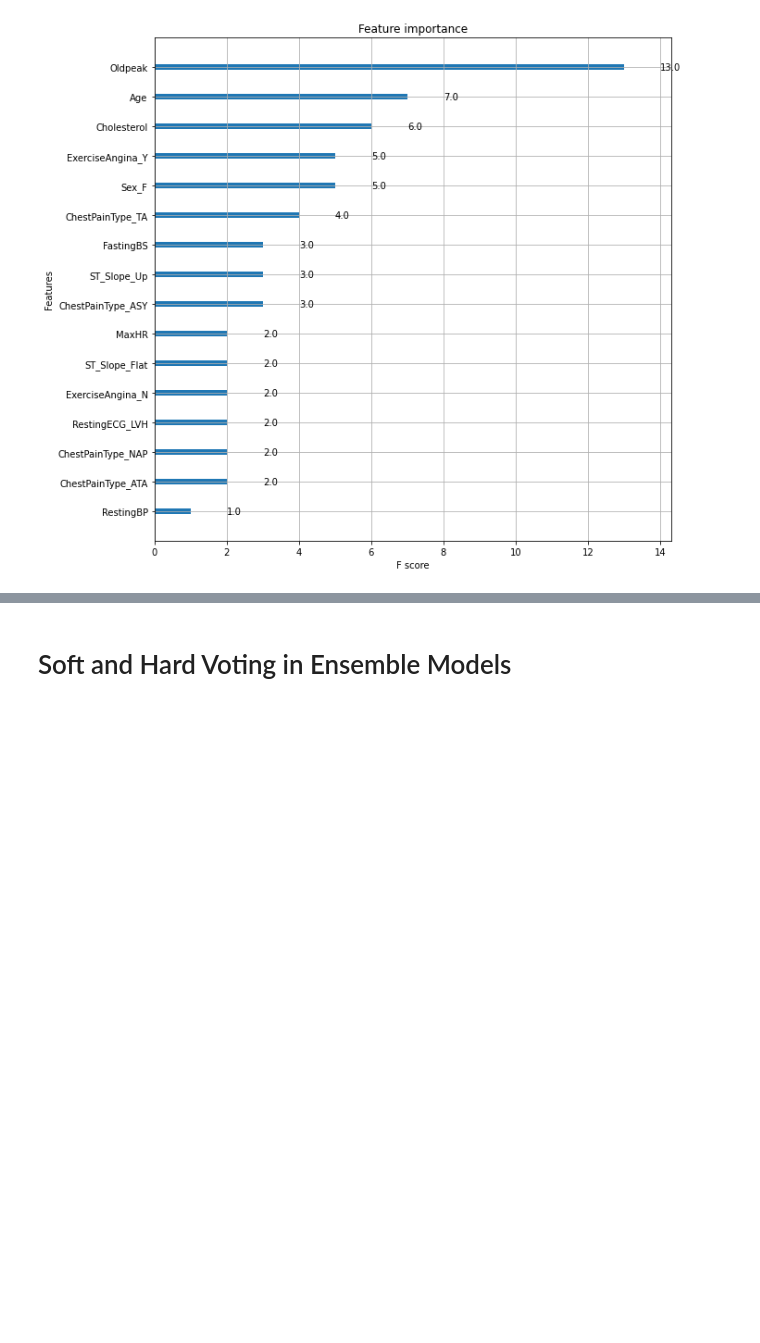
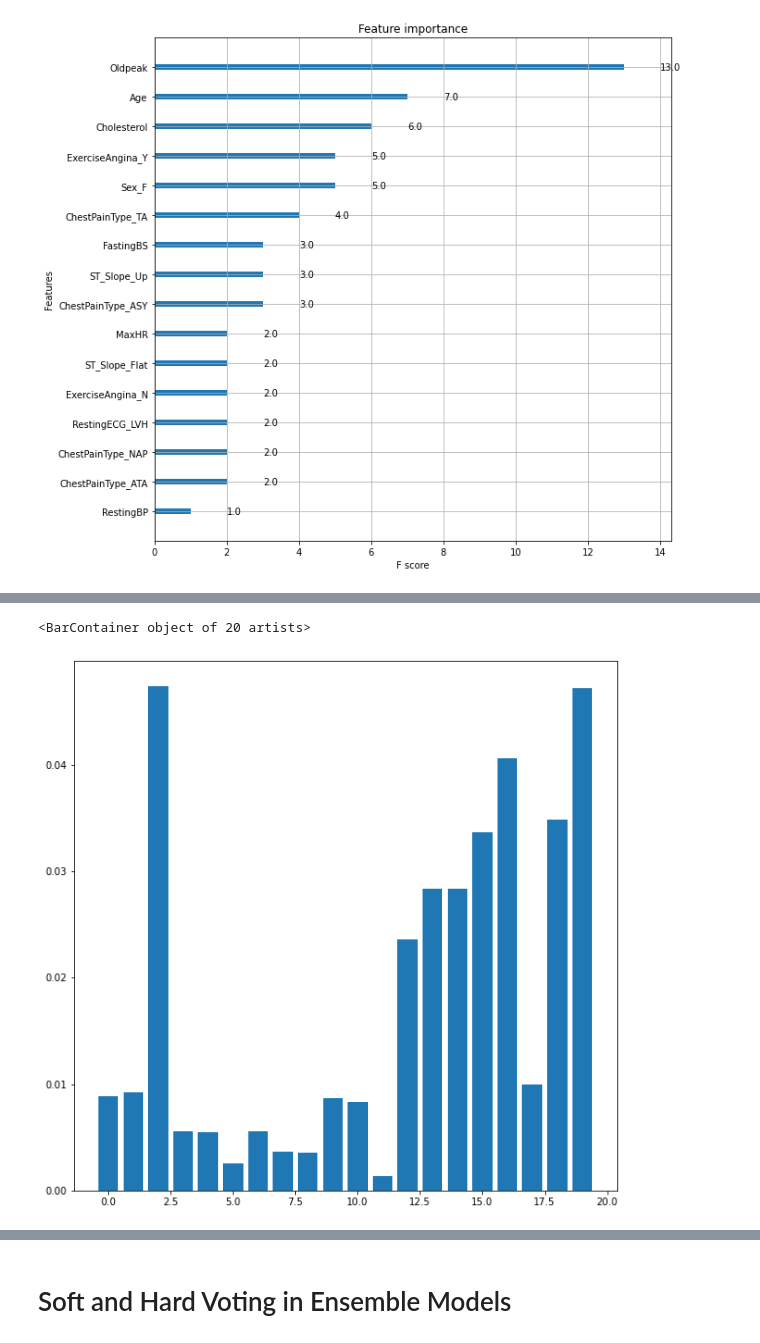
Before and after one commit to MarcheloJacome/AppTesis, a Jupyter notebook: notebook/Notebooks/ProyectoOHE.ipynb, the cells around one changed output, grey strips where cells are left out. Cells and saved outputs as stored; diff of their text form; code cells hidden in the pictures; blank space fills up the shorter version.

Commit message:
Feature Importance Chart
-User can now see a feature importance chart based on one of the used ai models (XGBClassifier)
-Requirements.txt updated

```diff
--- a/notebook/Notebooks/ProyectoOHE.ipynb
+++ b/notebook/Notebooks/ProyectoOHE.ipynb
@@ -450,5 +434,6 @@ Best: 0.872492 using {'metric': 'manhattan', 'n_neighbors': 19, 'weights': 'dist
 # %%
-model3 = KNeighborsClassifier(metric='manhattan', n_neighbors=19, weights='distance') # get instance of model
+model3 = KNeighborsClassifier(metric='manhattan', n_neighbors=19,
+                              weights='distance', leaf_size = 10,algorithm='ball_tree') # get instance of model
 model3.fit(x_train, y_train) # Train/Fit model
 
 y_pred3 = model3.predict(x_test) # get y predictions
@@ -722 +707,6 @@ print(classification_report(y_test, y_pred7)) # output accuracy
 weighted avg       0.90      0.90      0.90       184
+# %%
+model7.feature_importances_*100
+from sklearn.inspection import permutation_importance
+importance = permutation_importance(model7,x_train, y_train, n_repeats=10,random_state=0)
+importance
@@ -881,0 +944,9 @@ plt.show()
+# %%
+from matplotlib import pyplot
+xg_reg.get_score(importance_type='weight')
+#xg_reg.get_split_value_histogram
+
+pyplot.bar(range(len(importance.importances_mean)),importance.importances_mean)
+# %% [output]
+<BarContainer object of 20 artists>
+[figure, added]
```
Also changed, not shown: parts of 16 cells of this notebook, 7 other files.
